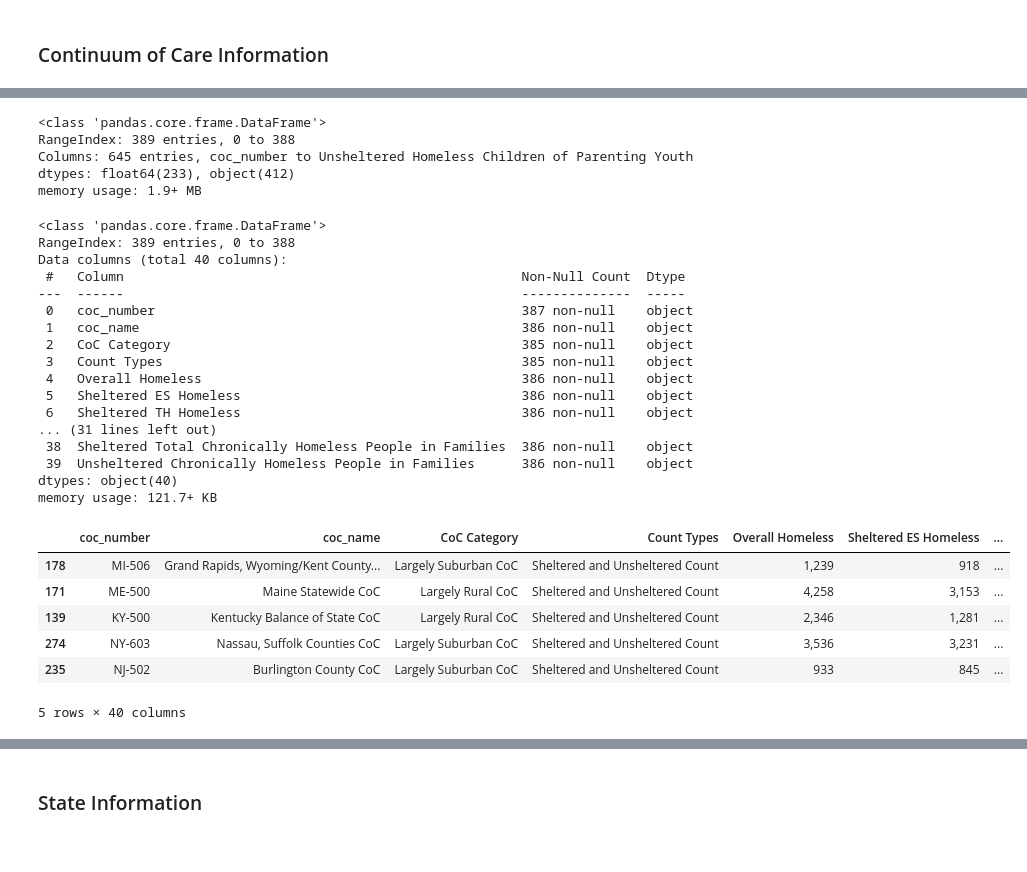
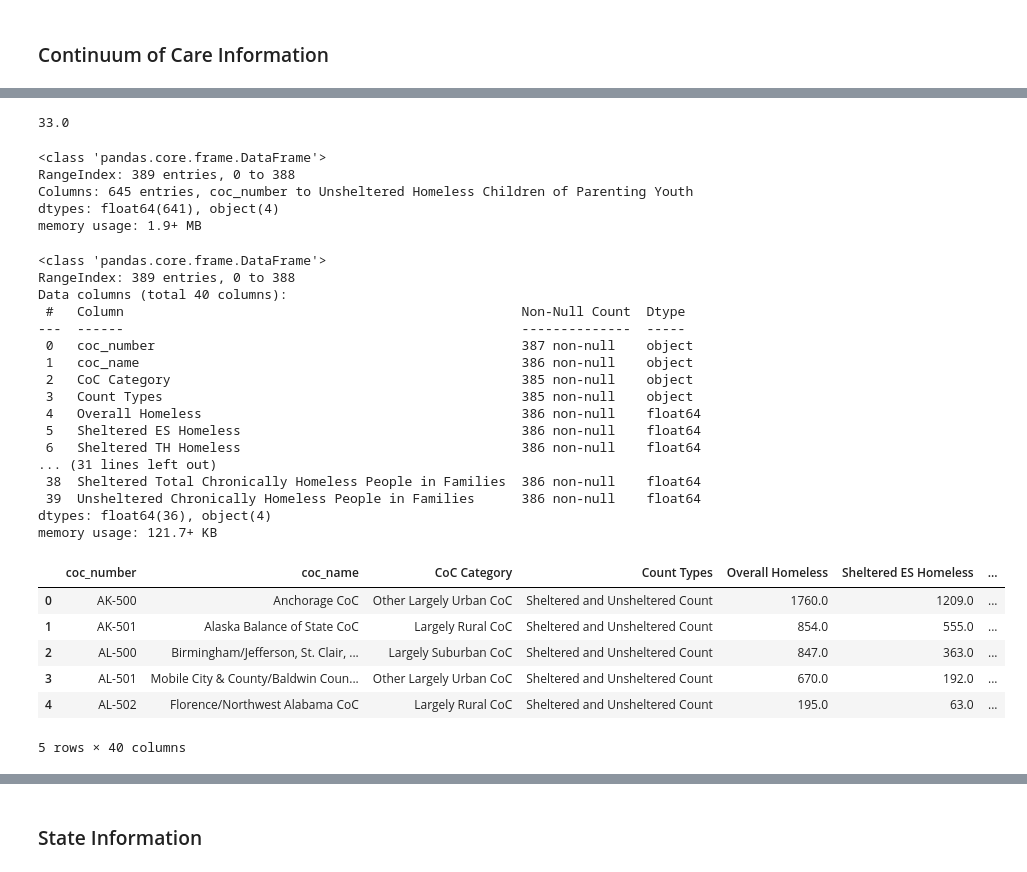
Before and after one commit to LDeYoung17/housing-data-study, a Jupyter notebook: notebooks/EDA_ML.ipynb, the cells around one changed output, grey strips where cells are left out. Saved outputs shown, nothing was run; the diff lists cells and outputs as text; code cells hidden in the pictures.

```diff
--- a/notebooks/EDA_ML.ipynb
+++ b/notebooks/EDA_ML.ipynb
@@ -11,7 +11,7 @@ county_data = pd.read_csv('/Users/admin/Desktop/GitHub/new_repos/housing-data-st
 HIC_COC_data = pd.read_csv('/Users/admin/Desktop/GitHub/new_repos/housing-data-study/2007-2023-HIC-Counts-by-CoC.xlsx - 2023.csv', encoding = "utf-8")
 HIC_state_data = pd.read_csv('/Users/admin/Desktop/GitHub/new_repos/housing-data-study/2023-HIC-Counts-by-State.csv', encoding = "utf-8")
 PIT_state_data = pd.read_csv('/Users/admin/Desktop/GitHub/new_repos/housing-data-study/2007-2023-PIT-Counts-by-State (1).csv', encoding = "utf-8")
-PIT_COC_data = pd.read_csv('/Users/admin/Desktop/GitHub/new_repos/housing-data-study/2007-2023-PIT-Counts-by-CoC (1) 3.csv', encoding='iso-8859-1')
+PIT_COC_data = pd.read_csv('/Users/admin/Desktop/GitHub/new_repos/housing-data-study/PIT counts 2023.csv', encoding='utf-8')
 # %% [markdown]
 <h1>Top 15 Counties (Including NYC)</h1>
 # %%
@@ -144,10 +144,16 @@ display(PIT_COC_data.sample(5))
 5 rows × 645 columns
+# %%
+PIT_COC_data.iloc[310, 7] = float(str(PIT_COC_data.iloc[310, 7]).replace('\n', ''))
+# %%
+print(PIT_COC_data.iloc[310,7])
+# %% [output]
+33.0
 # %%
 PIT_COC_data.info()
 # %% [output]
 <class 'pandas.core.frame.DataFrame'>
 RangeIndex: 389 entries, 0 to 388
 Columns: 645 entries, coc_number to Unsheltered Homeless Children of Parenting Youth
-dtypes: float64(233), object(412)
+dtypes: float64(641), object(4)
 memory usage: 1.9+ MB
 # %%
@@ -166,21 +172,21 @@ Data columns (total 40 columns):
  1   coc_name                                                 386 non-null    object
  2   CoC Category                                             385 non-null    object
  3   Count Types                                              385 non-null    object
- 4   Overall Homeless                                         386 non-null    object
- 5   Sheltered ES Homeless                                    386 non-null    object
- 6   Sheltered TH Homeless                                    386 non-null    object
+ 4   Overall Homeless                                         386 non-null    float64
+ 5   Sheltered ES Homeless                                    386 non-null    float64
+ 6   Sheltered TH Homeless                                    386 non-null    float64
 ... (31 lines left out)
- 38  Sheltered Total Chronically Homeless People in Families  386 non-null    object
- 39  Unsheltered Chronically Homeless People in Families      386 non-null    object
-dtypes: object(40)
+ 38  Sheltered Total Chronically Homeless People in Families  386 non-null    float64
+ 39  Unsheltered Chronically Homeless People in Families      386 non-null    float64
+dtypes: float64(36), object(4)
 memory usage: 121.7+ KB
 # %%
-display(PIT_COC_data.sample(5))
+display(PIT_COC_data.head(5))
 # %% [output]
 |  | coc_number | coc_name | CoC Category | Count Types | Overall Homeless | Sheltered ES Homeless | ... |
-| 178 | MI-506 | Grand Rapids, Wyoming/Kent County... | Largely Suburban CoC | Sheltered and Unsheltered Count | 1,239 | 918 | ... |
-| 171 | ME-500 | Maine Statewide CoC | Largely Rural CoC | Sheltered and Unsheltered Count | 4,258 | 3,153 | ... |
-| 139 | KY-500 | Kentucky Balance of State CoC | Largely Rural CoC | Sheltered and Unsheltered Count | 2,346 | 1,281 | ... |
-| 274 | NY-603 | Nassau, Suffolk Counties CoC | Largely Suburban CoC | Sheltered and Unsheltered Count | 3,536 | 3,231 | ... |
-| 235 | NJ-502 | Burlington County CoC | Largely Suburban CoC | Sheltered and Unsheltered Count | 933 | 845 | ... |
+| 0 | AK-500 | Anchorage CoC | Other Largely Urban CoC | Sheltered and Unsheltered Count | 1760.0 | 1209.0 | ... |
+| 1 | AK-501 | Alaska Balance of State CoC | Largely Rural CoC | Sheltered and Unsheltered Count | 854.0 | 555.0 | ... |
+| 2 | AL-500 | Birmingham/Jefferson, St. Clair, ... | Largely Suburban CoC | Sheltered and Unsheltered Count | 847.0 | 363.0 | ... |
+| 3 | AL-501 | Mobile City & County/Baldwin Coun... | Other Largely Urban CoC | Sheltered and Unsheltered Count | 670.0 | 192.0 | ... |
+| 4 | AL-502 | Florence/Northwest Alabama CoC | Largely Rural CoC | Sheltered and Unsheltered Count | 195.0 | 63.0 | ... |
 5 rows × 40 columns
```
Also changed, not shown: parts of 26 cells of this notebook, 4 other files.
